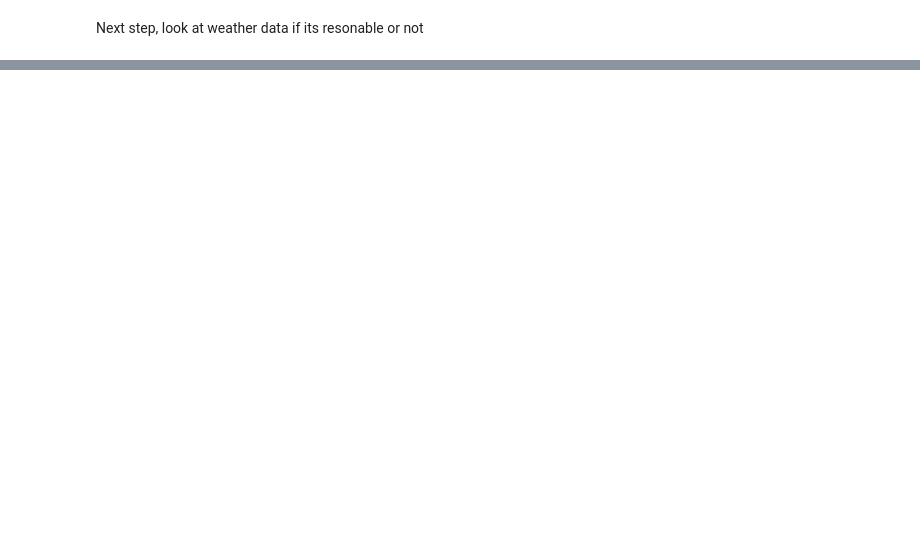
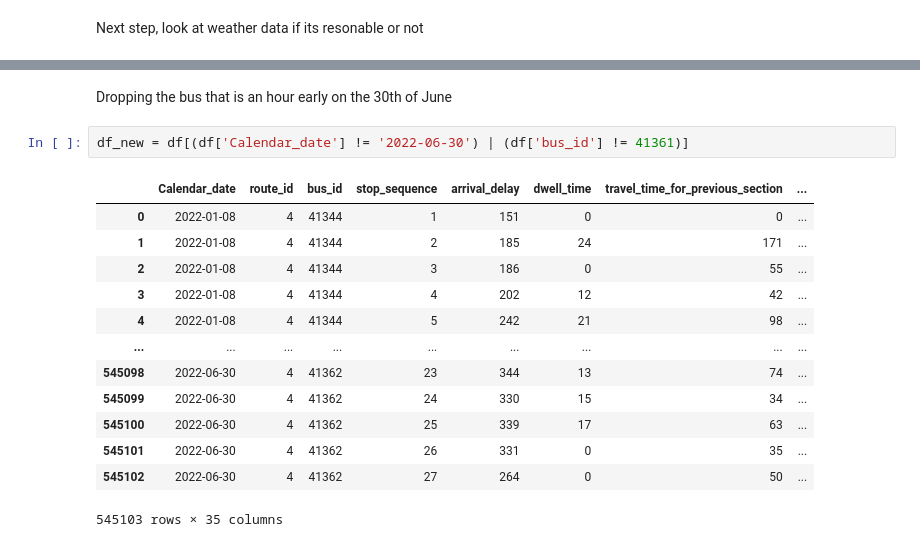
Before and after one commit to Fmazin/AI_Project, a Jupyter notebook: code/main_project_flow.ipynb, the cells around one changed output, grey strips where cells are left out. Drawn from its saved outputs; the diff is of its cells as text; blank space fills up the shorter version.

```diff
--- a/code/main_project_flow.ipynb
+++ b/code/main_project_flow.ipynb
@@ -168,0 +212,18 @@ Next step, look at weather data if its resonable or not
+# %% [markdown]
+Dropping the bus that is an hour early on the 30th of June
+# %%
+df_new = df[(df['Calendar_date'] != '2022-06-30') | (df['bus_id'] != 41361)]
+# %% [output]
+|  | Calendar_date | route_id | bus_id | stop_sequence | arrival_delay | dwell_time | travel_time_for_previous_section | ... |
+| 0 | 2022-01-08 | 4 | 41344 | 1 | 151 | 0 | 0 | ... |
+| 1 | 2022-01-08 | 4 | 41344 | 2 | 185 | 24 | 171 | ... |
+| 2 | 2022-01-08 | 4 | 41344 | 3 | 186 | 0 | 55 | ... |
+| 3 | 2022-01-08 | 4 | 41344 | 4 | 202 | 12 | 42 | ... |
+| 4 | 2022-01-08 | 4 | 41344 | 5 | 242 | 21 | 98 | ... |
+| ... | ... | ... | ... | ... | ... | ... | ... | ... |
+| 545098 | 2022-06-30 | 4 | 41362 | 23 | 344 | 13 | 74 | ... |
+| 545099 | 2022-06-30 | 4 | 41362 | 24 | 330 | 15 | 34 | ... |
+| 545100 | 2022-06-30 | 4 | 41362 | 25 | 339 | 17 | 63 | ... |
+| 545101 | 2022-06-30 | 4 | 41362 | 26 | 331 | 0 | 35 | ... |
+| 545102 | 2022-06-30 | 4 | 41362 | 27 | 264 | 0 | 50 | ... |
+545103 rows × 35 columns
```
Also changed, not shown: parts of 5 cells of this notebook.
